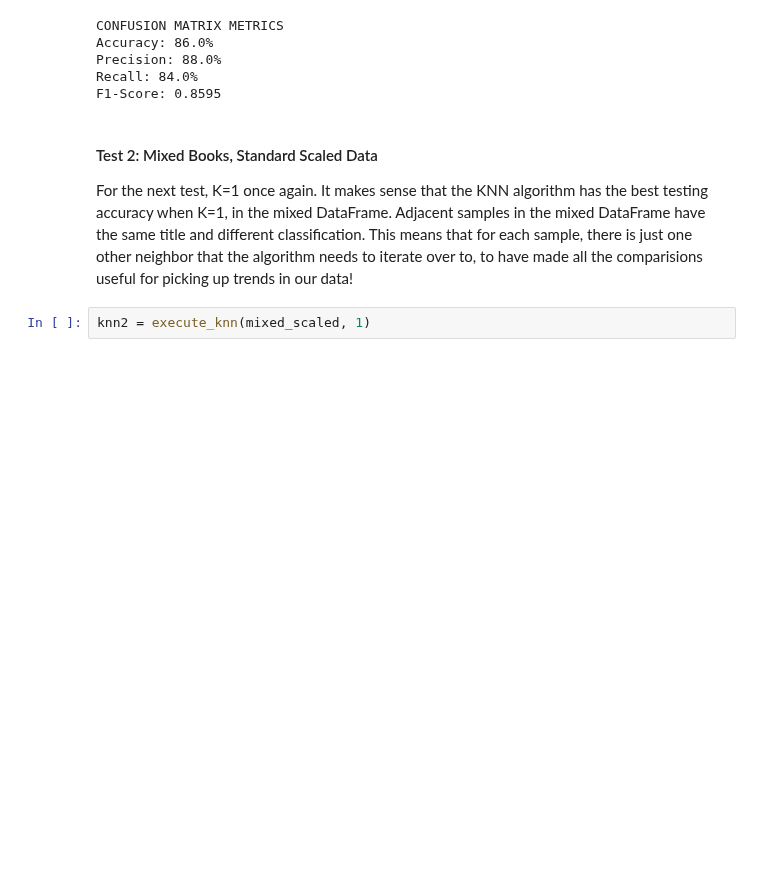
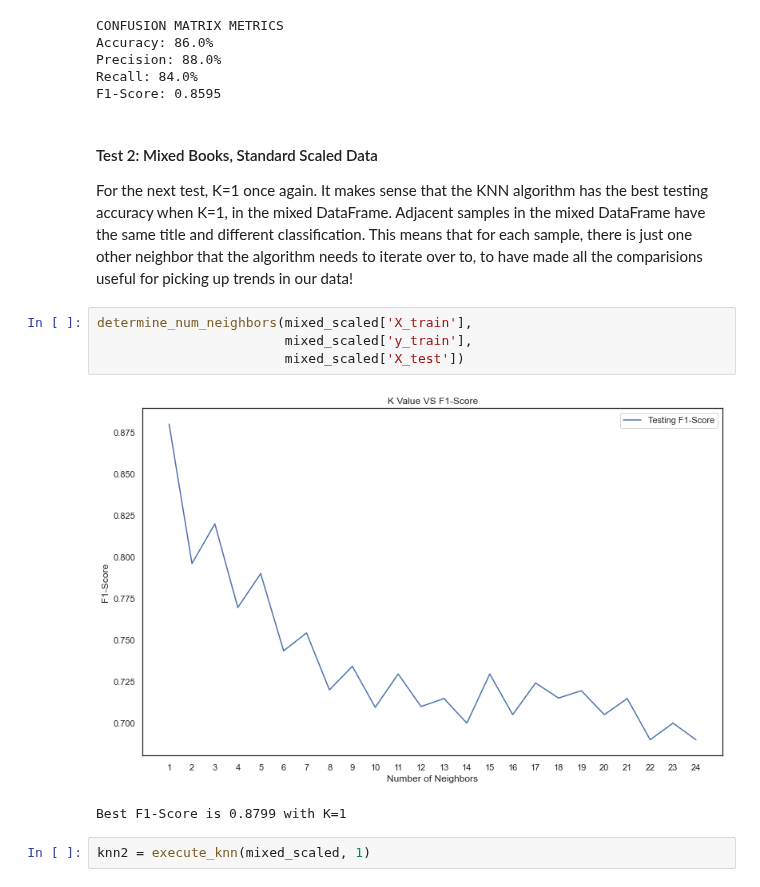
Before and after one commit to UPstartDeveloper/bookstore-classifier, a Jupyter notebook: classifications.ipynb, the cells around one changed output. Drawn from its saved outputs; the diff is of its cells as text; blank space fills up the shorter version.

```diff
--- a/classifications.ipynb
+++ b/classifications.ipynb
@@ -1226,6 +1226,13 @@ F1-Score: 0.8595
 #### Test 2: Mixed Books, Standard Scaled Data
 For the next test, K=1 once again.
 It makes sense that the KNN algorithm has the best testing accuracy when K=1, in the mixed DataFrame. Adjacent samples in the mixed DataFrame have the same title and different classification. This means that for each sample, there is just one other neighbor that the algorithm needs to iterate over to, to have made all the comparisions useful for picking up trends in our data!
+# %%
+determine_num_neighbors(mixed_scaled['X_train'],
+                        mixed_scaled['y_train'],
+                        mixed_scaled['X_test'])
+# %% [output]
+[figure, added]
+Best F1-Score is 0.8799 with K=1
 # %%
 knn2 = execute_knn(mixed_scaled, 1)
 # %% [output]
```
Also changed, not shown: parts of 5 cells of this notebook.
